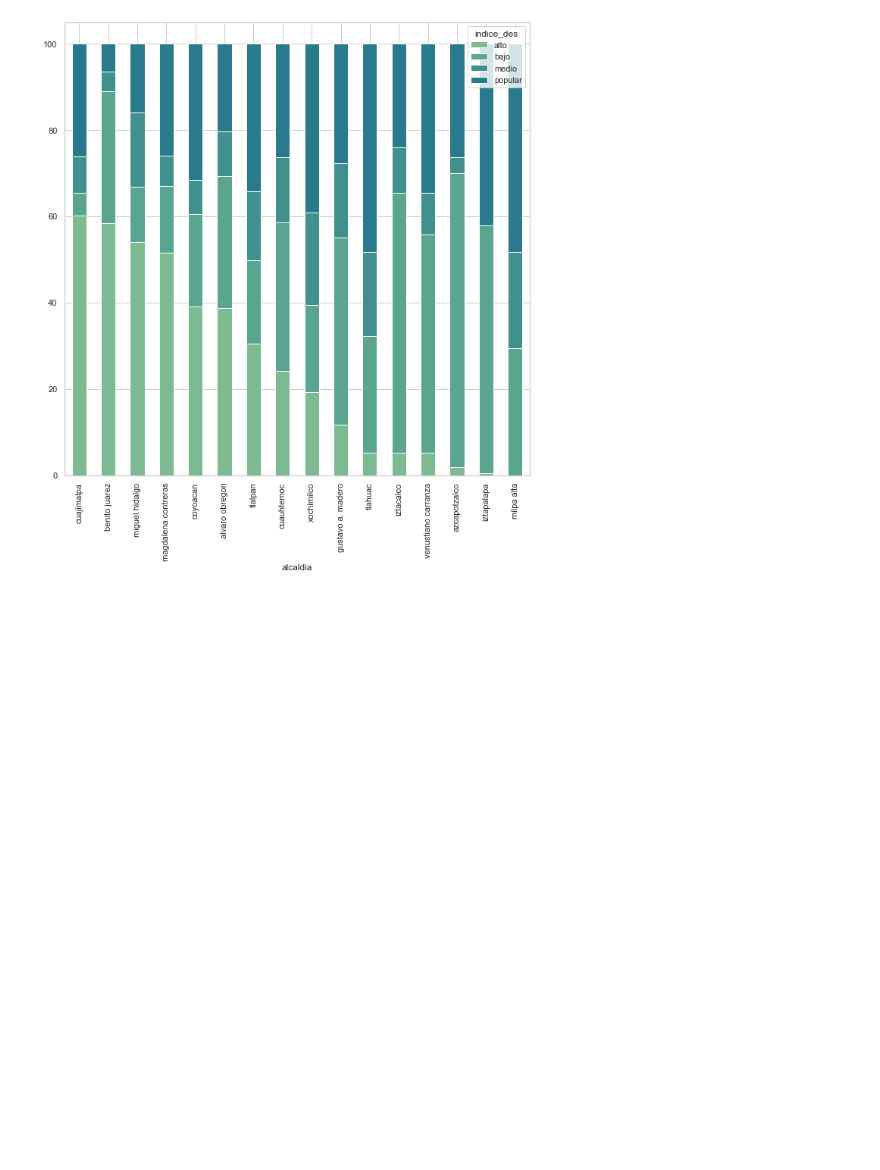
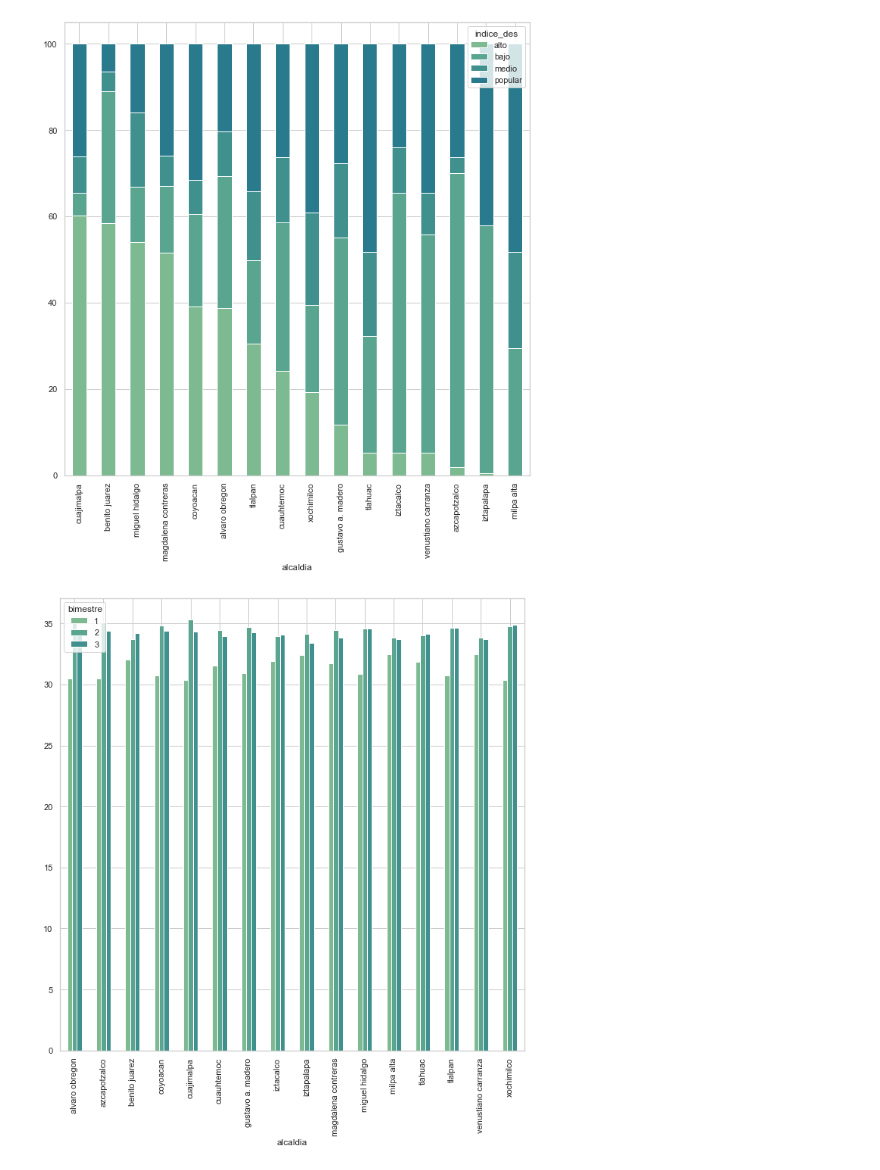
Before and after one commit to ElenaVillano/eda_geda_conagua, a Jupyter notebook: Ele_graphics.ipynb, the cells around one changed output. Drawn from its saved outputs; the diff is of its cells as text; code cells hidden in the pictures; blank space fills up the shorter version.

```diff
--- a/Ele_graphics.ipynb
+++ b/Ele_graphics.ipynb
@@ -196,3 +215,15 @@ ind_alcaldia_prom=ind_alcaldia_tot.apply(lambda x: x*100/sum(x),axis=1)\
 plt3=ind_alcaldia_prom.plot(kind='bar',stacked=True)
 # %% [output]
 [figure]
+# %%
+ind_alcaldia2 = df.groupby(['alcaldia','bimestre'], as_index=False)['consumo_total'].sum()\
+.rename(columns={'consumo_total':'count'}).sort_values(by=['count'])
+# %%
+ind_alcaldia_tot2=ind_alcaldia2.pivot(index='alcaldia',
+                                    columns='bimestre',
+                                    values='count')
+
+ind_alcaldia_prom2=ind_alcaldia_tot2.apply(lambda x: x*100/sum(x),axis=1)
+plt4=ind_alcaldia_prom2.plot(kind='bar')
+# %% [output]
+[figure, added]
```
Also changed, not shown: parts of 14 cells of this notebook.
